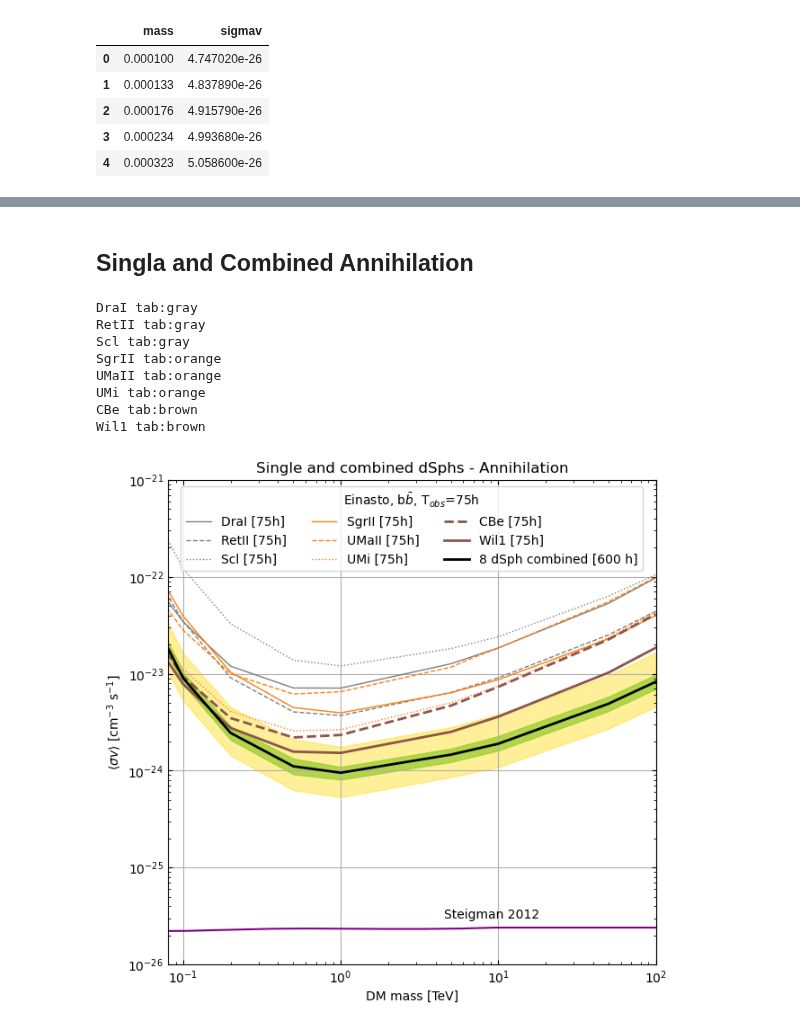
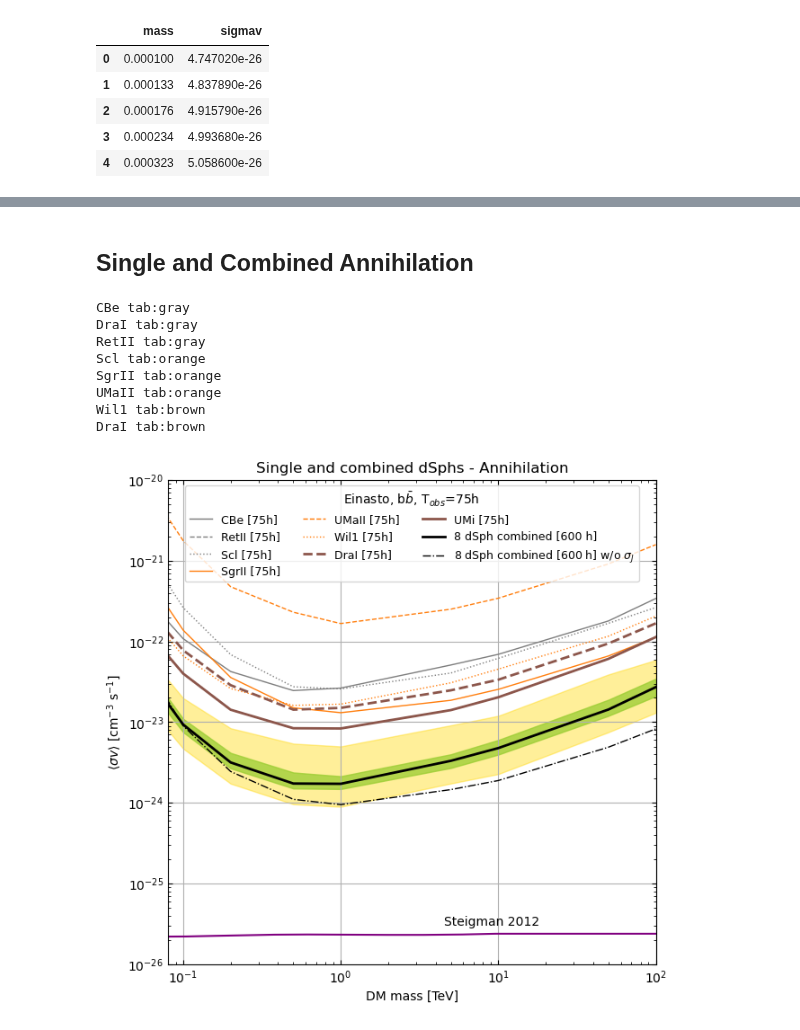
Before and after one commit to micheledoro/gDMbounds, a Jupyter notebook: sandbox/mdoro/makeplot_limits_combined_ann_bb.ipynb, the cells around one changed output, grey strips where cells are left out. Cells and saved outputs as stored; diff of their text form; code cells hidden in the pictures.

Commit message:
Updated with sigmaJ limits

```diff
--- a/sandbox/mdoro/makeplot_limits_combined_ann_bb.ipynb
+++ b/sandbox/mdoro/makeplot_limits_combined_ann_bb.ipynb
@@ -23,7 +23,8 @@ dSphNames = ['DraI','RetII', 'Scl', 'SgrII', 'UMaII', 'UMi','CBe','Wil1']
 dSphLabels = [r'DraI (T$_{obs}$=100h)', r'Wil1 (T$_{obs}$=100h)', r'CBe (T$_{obs}$=100h)', r'Scl (T$_{obs}$=100h)',r'RetII (T$_{obs}$=100h)', r'SgrII (T$_{obs}$=100h)']
 dSphcolor = ['tab:gray','tab:gray','tab:gray','tab:orange','tab:orange','tab:orange','tab:brown','tab:brown']
 channels = ['b','Tau']
-profiles=['Einasto','Burkert']
+#profiles=['Einasto','Burkert']
+profiles=['Einasto']
 # %%
 df_list = []
 for name in dSphNames:
@@ -46 +54,16 @@ df_stack['mass'] = df_stack['mass'] / 1000
+# %%
+df_stack_DraI_and_UMi_T300_wsj = pd.read_csv('sv_limits_quantiles_files_wsj/Combined_Einasto_Annichilation_DraI_UMi_T600_wsj.csv')
+df_stack_Wil1_and_CBe_T300_wsj = pd.read_csv('sv_limits_quantiles_files_wsj/Combined_Einasto_Annichilation_CBe_Wil1_T600_wsj.csv')
+df_stack_Wil1_and_CBe_T300 = pd.read_csv('sv_limits_quantiles/Combined_Annichilation_CBe_Wil1_T600.csv')
+
+df_stack_all = pd.read_csv('sv_limits_quantiles/Combined_Annichilation_allSources_T600.csv')
+df_stack_all_wsj = pd.read_csv('sv_limits_quantiles_files_wsj/Combined_Einasto_Annichilation_allSources_T600_wsj.csv')
+
+
+
+df_stack_DraI_and_UMi_T300_wsj['mass'] = df_stack_DraI_and_UMi_T300_wsj['mass'] / 1000
+df_stack_Wil1_and_CBe_T300_wsj['mass'] = df_stack_Wil1_and_CBe_T300_wsj['mass'] / 1000
+df_stack_Wil1_and_CBe_T300['mass'] = df_stack_Wil1_and_CBe_T300['mass'] / 1000
+df_stack_all_wsj['mass'] = df_stack_all_wsj['mass'] / 1000
+df_stack_all['mass'] = df_stack_all['mass'] / 1000
 # %% [markdown]
@@ -119,11 +224,11 @@ plt.savefig('plot_combined_Wil1_CBe_ann_einasto_bb.png', bbox_inches='tight', pa
 # %% [markdown]
-## Singla and Combined Annihilation
+## Single and Combined Annihilation
 # %%
 fig = plt.figure(figsize=(7,7))
 plt.xlabel("DM mass [TeV]")
 plt.ylabel(r"$\langle\sigma v \rangle$ [cm$^{-3}$ s$^{-1}$]")
 plt.xlim(8e-2,1e2)
-plt.ylim(1e-26,1e-21)
+plt.ylim(1e-26,1e-20)
 #plt.title(r'Comparison dSph limits - $\tau^+\tau^-$')
 plt.title('Single and combined dSphs - Annihilation')
 
@@ -132,8 +237,8 @@ plt.tick_params(which='both', direction='in', top=True, right=True)
 
 profile='Einasto'
 
-dSphNames = ['DraI','RetII', 'Scl', 'SgrII', 'UMaII', 'UMi','CBe','Wil1']
-dSphLabels = ['DraI [75h]','RetII [75h]', 'Scl [75h]' , 'SgrII [75h]', 'UMaII [75h]', 'UMi [75h]','CBe [75h]','Wil1 [75h]']
+dSphNames = ['CBe','DraI','RetII', 'Scl', 'SgrII', 'UMaII', 'Wil1', 'DraI', 'UMi']
+dSphLabels = ['CBe [75h]','RetII [75h]', 'Scl [75h]' , 'SgrII [75h]', 'UMaII [75h]','Wil1 [75h]', 'DraI [75h]','UMi [75h]']
 dSphcolor = ['tab:gray','tab:gray','tab:gray','tab:orange','tab:orange','tab:orange','tab:brown','tab:brown']
 linestyles = ["-","--",":","-","--",":","--","-"]
 linesizes = [1,1,1,1,1,1,2,2]
@@ -146,54 +251,58 @@ for name, color,lsize,lstyle,label in zip(dSphNames,dSphcolor,linesizes,linestyl
     scale = 1
     scale_time = np.sqrt(100./75)
 
-    mask = (df['quantile'] == 0.5) & (df['name']==name) & (df['profile']== profile) & (df['ch']=='b')
-    plt.loglog(df[mask]['mass'],df[mask]['sigma_v'] * scale * scale_time,
+    mask = (df_wsj['quantile'] == 0.5) & (df_wsj['name']==name) & (df_wsj['profile']== profile) & (df_wsj['ch']=='b')
+    plt.loglog(df_wsj[mask]['mass'],df_wsj[mask]['sigma_v'] * scale * scale_time,
                ls=lstyle, linewidth=lsize, color=color,
                #marker='o',
                label=label)
 
 
     contador = contador + 1
 
 
 
-mask_dw = (df_stack['quantile'] == 0.05) & (df_stack['profile']== profile) & (df_stack['ch']=='b')
-mask_up = (df_stack['quantile'] == 0.95) & (df_stack['profile']==profile) & (df_stack['ch']=='b')
-plt.fill_between(df_stack[mask_dw]['mass'],
-                 df_stack[mask_up]['sigma_v'],
-                 df_stack[mask_dw]['sigma_v'], color='gold', alpha=0.4)
+mask_dw = (df_stack_all_wsj['quantile'] == 0.05) & (df_stack_all_wsj['profile']== profile) & (df_stack_all_wsj['ch']=='b')
+mask_up = (df_stack_all_wsj['quantile'] == 0.95) & (df_stack_all_wsj['profile']==profile) & (df_stack_all_wsj['ch']=='b')
+plt.fill_between(df_stack_all_wsj[mask_dw]['mass'],
+                 df_stack_all_wsj[mask_up]['sigma_v'],
+                 df_stack_all_wsj[mask_dw]['sigma_v'], color='gold', alpha=0.4)
 
 
-mask_dw = (df_stack['quantile'] == 0.32) & (df_stack['profile']==profile) & (df_stack['ch']=='b')
-mask_up = (df_stack['quantile'] == 0.68) & (df_stack['profile']==profile) & (df_stack['ch']=='b')
-plt.fill_between(df_stack[mask_dw]['mass'],
-                 df_stack[mask_up]['sigma_v'],
-                 df_stack[mask_dw]['sigma_v'], color='yellowgreen', alpha=0.75)
+mask_dw = (df_stack_all_wsj['quantile'] == 0.32) & (df_stack_all_wsj['profile']==profile) & (df_stack_all_wsj['ch']=='b')
+mask_up = (df_stack_all_wsj['quantile'] == 0.68) & (df_stack_all_wsj['profile']==profile) & (df_stack_all_wsj['ch']=='b')
+plt.fill_between(df_stack_all_wsj[mask_dw]['mass'],
+                 df_stack_all_wsj[mask_up]['sigma_v'],
+                 df_stack_all_wsj[mask_dw]['sigma_v'], color='yellowgreen', alpha=0.75)
 
 
 
-mask = (df_stack['quantile'] == 0.5) & (df_stack['profile']==profile) & (df_stack['ch']=='b')
-plt.loglog(df_stack[mask]['mass'],df_stack[mask]['sigma_v'],
+mask = (df_stack_all_wsj['quantile'] == 0.5) & (df_stack_all_wsj['profile']==profile) & (df_stack_all_wsj['ch']=='b')
+plt.loglog(df_stack_all_wsj[mask]['mass'],df_stack_all_wsj[mask]['sigma_v'],
            ls='-', linewidth=2, color='black',
            #marker='o',
            label=r'8 dSph combined [600 h]')
+
+mask = (df_stack_all['quantile'] == 0.5) & (df_stack_all['profile']==profile) & (df_stack_all['ch']=='b')
+plt.loglog(df_stack_all[mask]['mass'],df_stack_all[mask]['sigma_v'],
+           ls='-.', linewidth=1, color='black',
+           #marker='o',
+           label=r'8 dSph combined [600 h] w/o $\sigma_J$')
 
 
 plt.plot(relic.mass, relic.sigmav,color="purple")
 plt.text(x=4.5, y=3e-26, s='Steigman 2012')
 
-plt.legend(title=r'Einasto, b$\bar{b}$, T$_{obs}$=75h',ncol=3, fontsize=10, loc='upper center')
+plt.legend(title=r'Einasto, b$\bar{b}$, T$_{obs}$=75h',ncol=3, fontsize=9, loc='upper center')
 
-#plt.savefig('stackAllSource_bb_Einasto_T75h_prod5.pdf', bbox_inches='tight', pad_inches=0.3)
-#plt.savefig('stackAllSource_bb_Einasto_T75h_prod5.png', bbox_inches='tight', pad_inches=0.3)
 plt.savefig('plot_single_combined_ann_einasto_bb.png', bbox_inches='tight', pad_inches=0.3)
 # %% [output]
+CBe tab:gray
 DraI tab:gray
 RetII tab:gray
-Scl tab:gray
+Scl tab:orange
 SgrII tab:orange
 UMaII tab:orange
-UMi tab:orange
-CBe tab:brown
 Wil1 tab:brown
+DraI tab:brown
-[figure, old version]
+[figure, new version]
```
Also changed, not shown: parts of 4 cells of this notebook.
